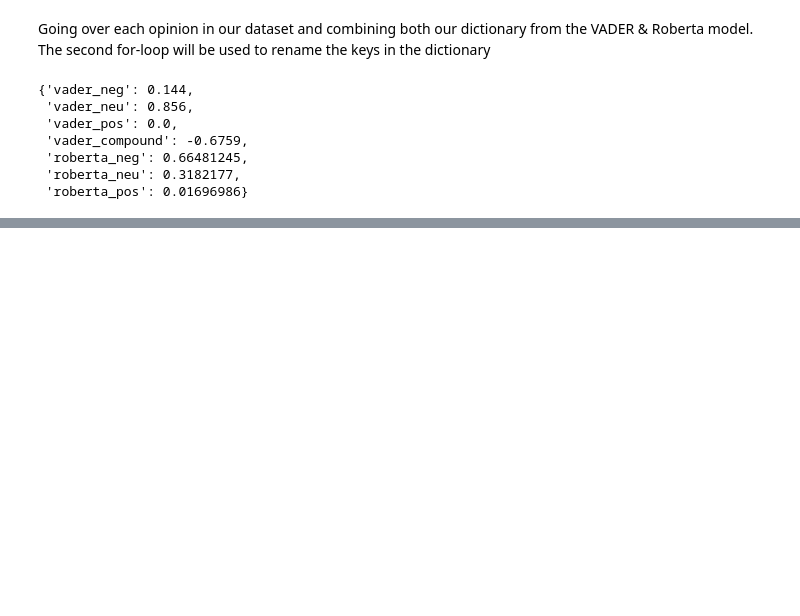
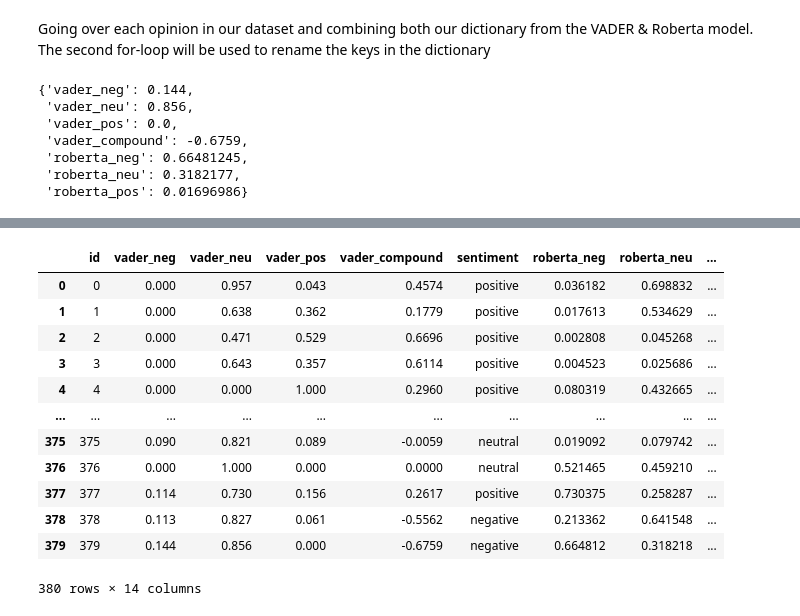
Before and after one commit to davidwong19/cronos-sentiment-analyse, a Jupyter notebook: SA_Cronos_Rehtse/sa_cronos.ipynb, the cells around one changed output, grey strips where cells are left out. Saved outputs shown, nothing was run; the diff lists cells and outputs as text; code cells hidden in the pictures; blank space fills up the shorter version.

```diff
--- a/SA_Cronos_Rehtse/sa_cronos.ipynb
+++ b/SA_Cronos_Rehtse/sa_cronos.ipynb
@@ -393 +406,32 @@ plt.show()
+# %%
+sentiment = []
+for i, row in tqdm(vaders.iterrows(), total=len(df)):
+    compound_score = row['compound']
+
+    if compound_score >= 0.05 :
+        sentiment.append('positive')
+
+    elif compound_score <= - 0.05 :
+        sentiment.append('negative')
+
+    else :
+        sentiment.append('neutral')
+# %%
+results_df.insert(5, 'sentiment', sentiment)
+# %%
+results_df
+# %% [output]
+|  | id | vader_neg | vader_neu | vader_pos | vader_compound | sentiment | roberta_neg | roberta_neu | ... |
+| 0 | 0 | 0.000 | 0.957 | 0.043 | 0.4574 | positive | 0.036182 | 0.698832 | ... |
+| 1 | 1 | 0.000 | 0.638 | 0.362 | 0.1779 | positive | 0.017613 | 0.534629 | ... |
+| 2 | 2 | 0.000 | 0.471 | 0.529 | 0.6696 | positive | 0.002808 | 0.045268 | ... |
+| 3 | 3 | 0.000 | 0.643 | 0.357 | 0.6114 | positive | 0.004523 | 0.025686 | ... |
+| 4 | 4 | 0.000 | 0.000 | 1.000 | 0.2960 | positive | 0.080319 | 0.432665 | ... |
+| ... | ... | ... | ... | ... | ... | ... | ... | ... | ... |
+| 375 | 375 | 0.090 | 0.821 | 0.089 | -0.0059 | neutral | 0.019092 | 0.079742 | ... |
+| 376 | 376 | 0.000 | 1.000 | 0.000 | 0.0000 | neutral | 0.521465 | 0.459210 | ... |
+| 377 | 377 | 0.114 | 0.730 | 0.156 | 0.2617 | positive | 0.730375 | 0.258287 | ... |
+| 378 | 378 | 0.113 | 0.827 | 0.061 | -0.5562 | negative | 0.213362 | 0.641548 | ... |
+| 379 | 379 | 0.144 | 0.856 | 0.000 | -0.6759 | negative | 0.664812 | 0.318218 | ... |
+380 rows × 14 columns
 # %%
```
Also changed, not shown: parts of 10 cells of this notebook.
